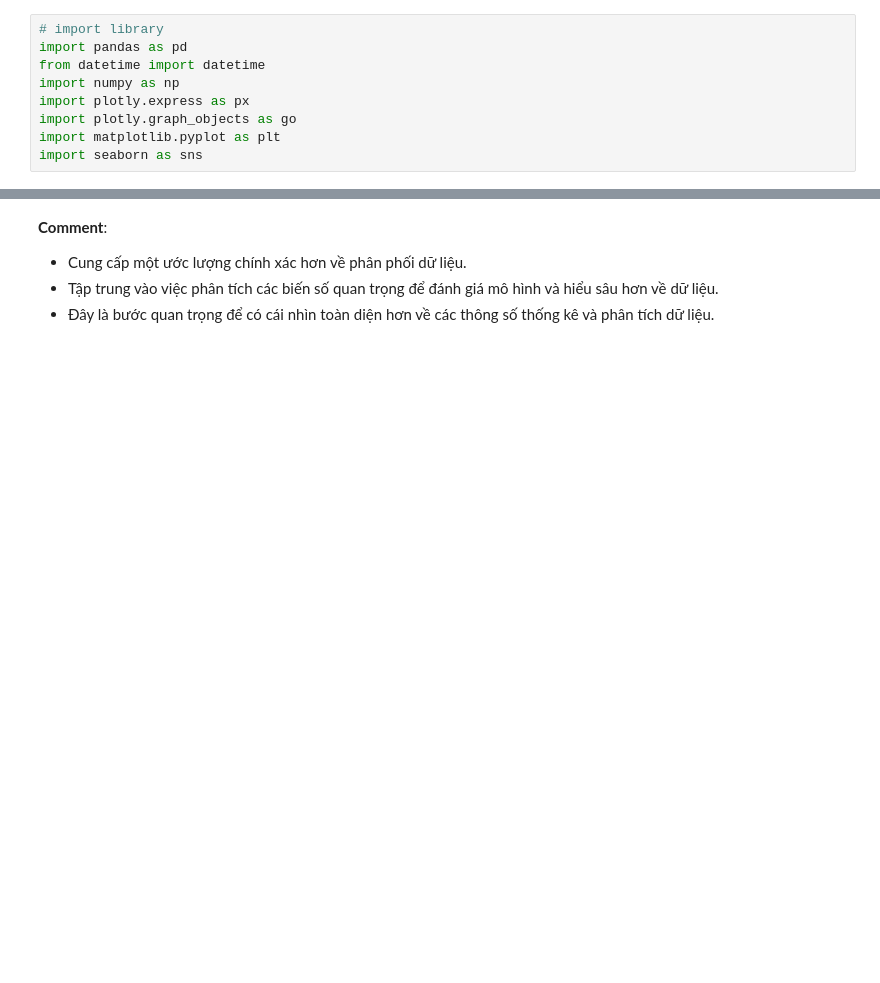
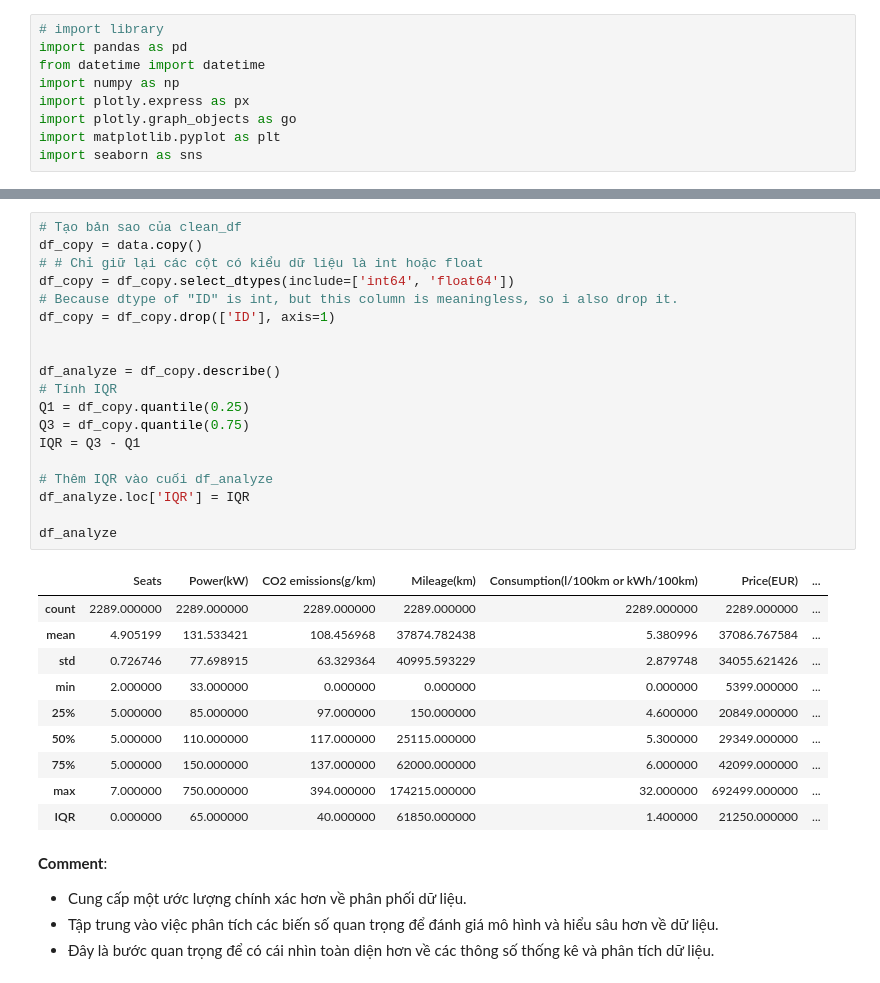
Before and after one commit to MTriNguci/DS_FINAL_PROJ, a Jupyter notebook: 3. Eda.ipynb, the cells around one changed output, grey strips where cells are left out. Drawn from its saved outputs; the diff is of its cells as text; blank space fills up the shorter version.

```diff
--- a/3. Eda.ipynb
+++ b/3. Eda.ipynb
@@ -156,3 +58,33 @@ df_copy
+# %%
+# Tạo bản sao của clean_df
+df_copy = data.copy()
+# # Chỉ giữ lại các cột có kiểu dữ liệu là int hoặc float
+df_copy = df_copy.select_dtypes(include=['int64', 'float64'])
+# Because dtype of "ID" is int, but this column is meaningless, so i also drop it.
+df_copy = df_copy.drop(['ID'], axis=1)
+
+
+df_analyze = df_copy.describe()
+# Tính IQR
+Q1 = df_copy.quantile(0.25)
+Q3 = df_copy.quantile(0.75)
+IQR = Q3 - Q1
+
+# Thêm IQR vào cuối df_analyze
+df_analyze.loc['IQR'] = IQR
+
+df_analyze
+# %% [output]
+|  | Seats | Power(kW) | CO2 emissions(g/km) | Mileage(km) | Consumption(l/100km or kWh/100km) | Price(EUR) | ... |
+| count | 2289.000000 | 2289.000000 | 2289.000000 | 2289.000000 | 2289.000000 | 2289.000000 | ... |
+| mean | 4.905199 | 131.533421 | 108.456968 | 37874.782438 | 5.380996 | 37086.767584 | ... |
+| std | 0.726746 | 77.698915 | 63.329364 | 40995.593229 | 2.879748 | 34055.621426 | ... |
+| min | 2.000000 | 33.000000 | 0.000000 | 0.000000 | 0.000000 | 5399.000000 | ... |
+| 25% | 5.000000 | 85.000000 | 97.000000 | 150.000000 | 4.600000 | 20849.000000 | ... |
+| 50% | 5.000000 | 110.000000 | 117.000000 | 25115.000000 | 5.300000 | 29349.000000 | ... |
+| 75% | 5.000000 | 150.000000 | 137.000000 | 62000.000000 | 6.000000 | 42099.000000 | ... |
+| max | 7.000000 | 750.000000 | 394.000000 | 174215.000000 | 32.000000 | 692499.000000 | ... |
+| IQR | 0.000000 | 65.000000 | 40.000000 | 61850.000000 | 1.400000 | 21250.000000 | ... |
 # %% [markdown]
 **Comment**:
 
```
Also changed, not shown: parts of 39 cells of this notebook.
